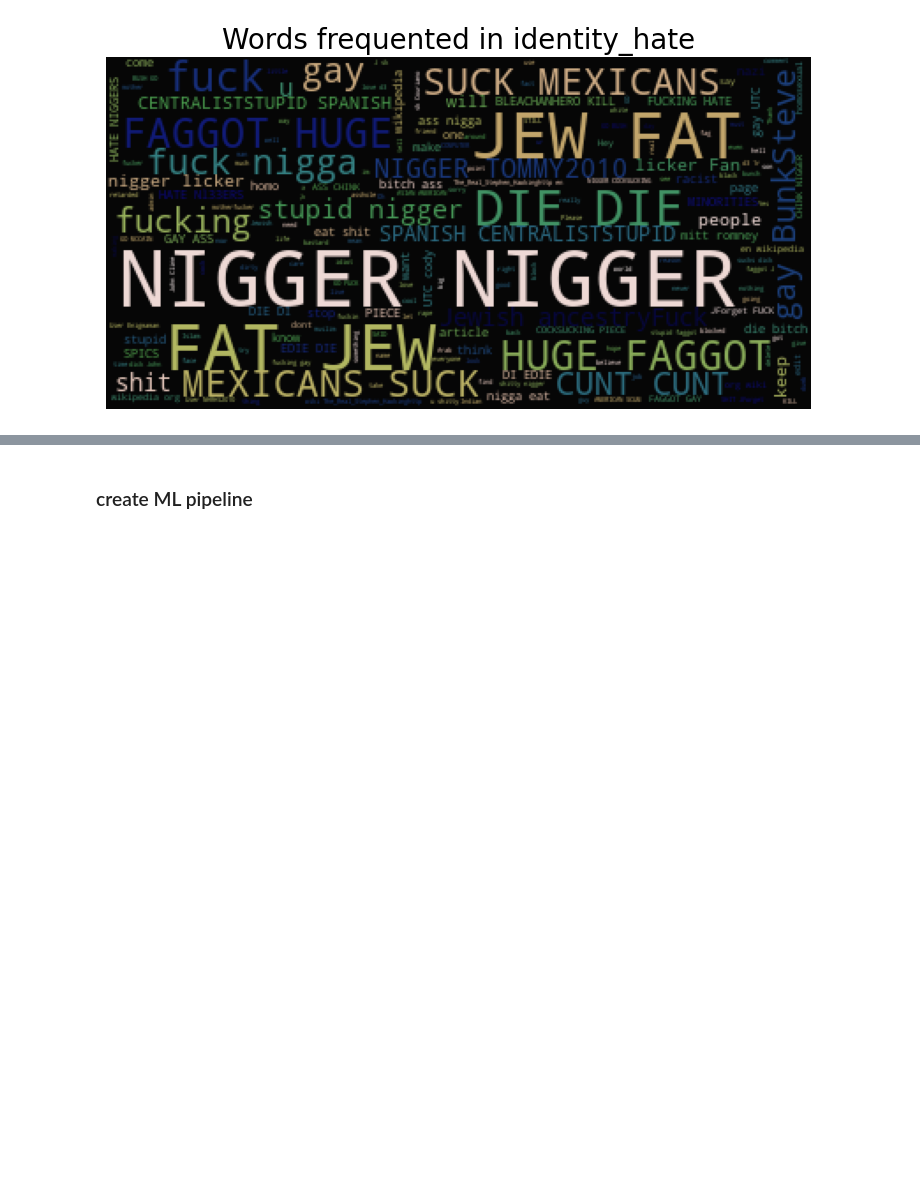
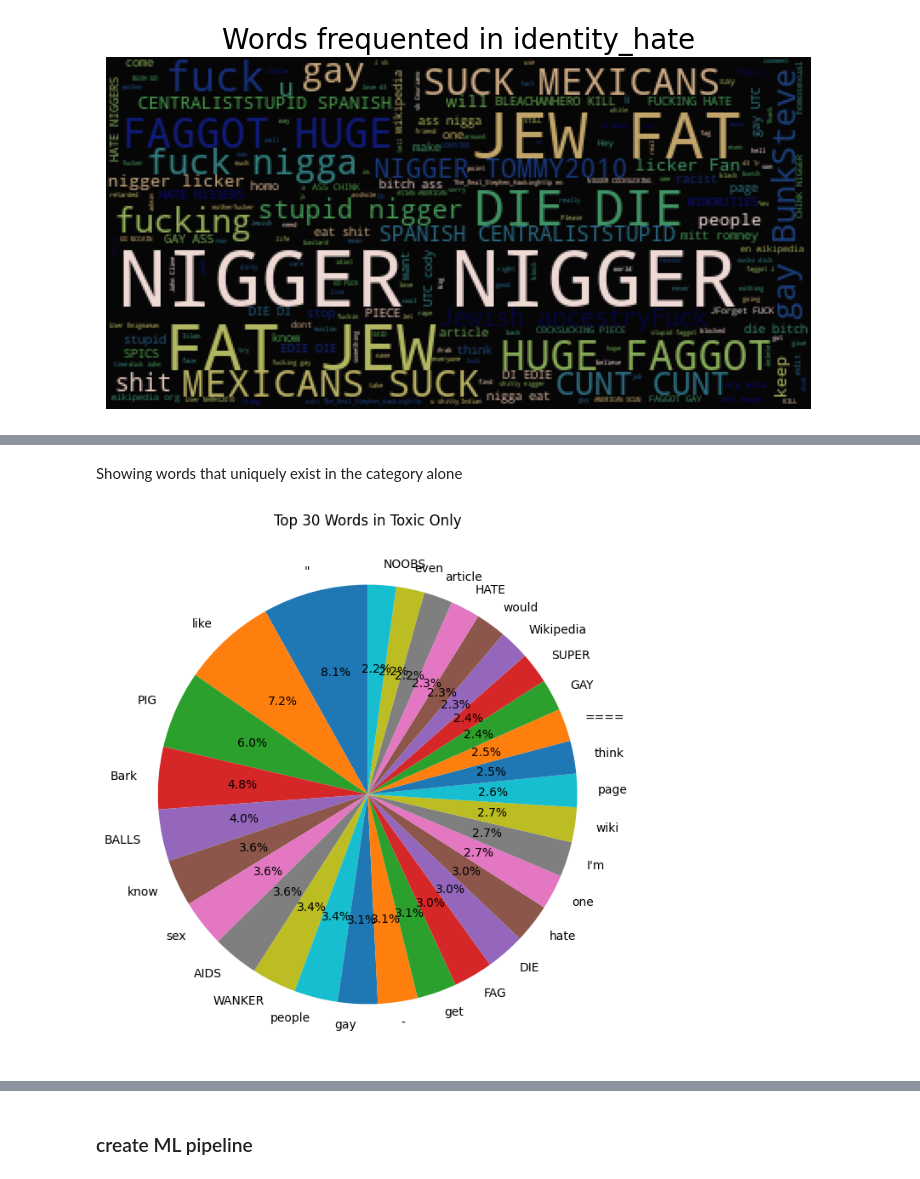
Before and after one commit to whoismanoj/Team3-SC1005-miniProject-ToxicCommentClassifier, a Jupyter notebook: DSAI_Project.ipynb, the cells around one changed output, grey strips where cells are left out. Drawn from its saved outputs; the diff is of its cells as text; code cells hidden in the pictures; blank space fills up the shorter version.

```diff
--- a/DSAI_Project.ipynb
+++ b/DSAI_Project.ipynb
@@ -455,0 +548,40 @@ for i in range(len(category_df)):
+# %% [markdown]
+Showing words that uniquely exist in the category alone
+# %%
+#common words that uniquely exist in toxic only
+data_toxic = df[(df['toxic'] == 1) &
+                (df['severe_toxic'] == 0) &
+                (df['obscene'] == 0) &
+                (df['threat'] == 0) &
+                (df['insult'] == 0) &
+                (df['identity_hate'] == 0)]
+
+
+# Concatenate all comments into a single string
+all_comments = ' '.join(data_toxic['comment_text'])
+
+
+# Split the string into individual words, excluding words in the exclusion list
+words = [word for word in all_comments.split() if word.lower()
+         not in exclude_words]
+
+# Count the frequency of each word in the list
+word_counts = Counter(words)
+
+
+# Get the top 30 words and their frequencies
+top_words = word_counts.most_common(30)
+labels = [word for word, count in top_words]
+counts = [count for word, count in top_words]
+
+# Create a pie chart
+fig, ax = plt.subplots(figsize=(8, 8))
+ax.pie(counts, labels=labels, autopct='%1.1f%%', startangle=90)
+
+# Add a title
+ax.set_title("Top 30 Words in Toxic Only")
+
+# Show the chart
+plt.show()
+# %% [output]
+[figure, added]
```
Also changed, not shown: parts of 13 cells of this notebook.
